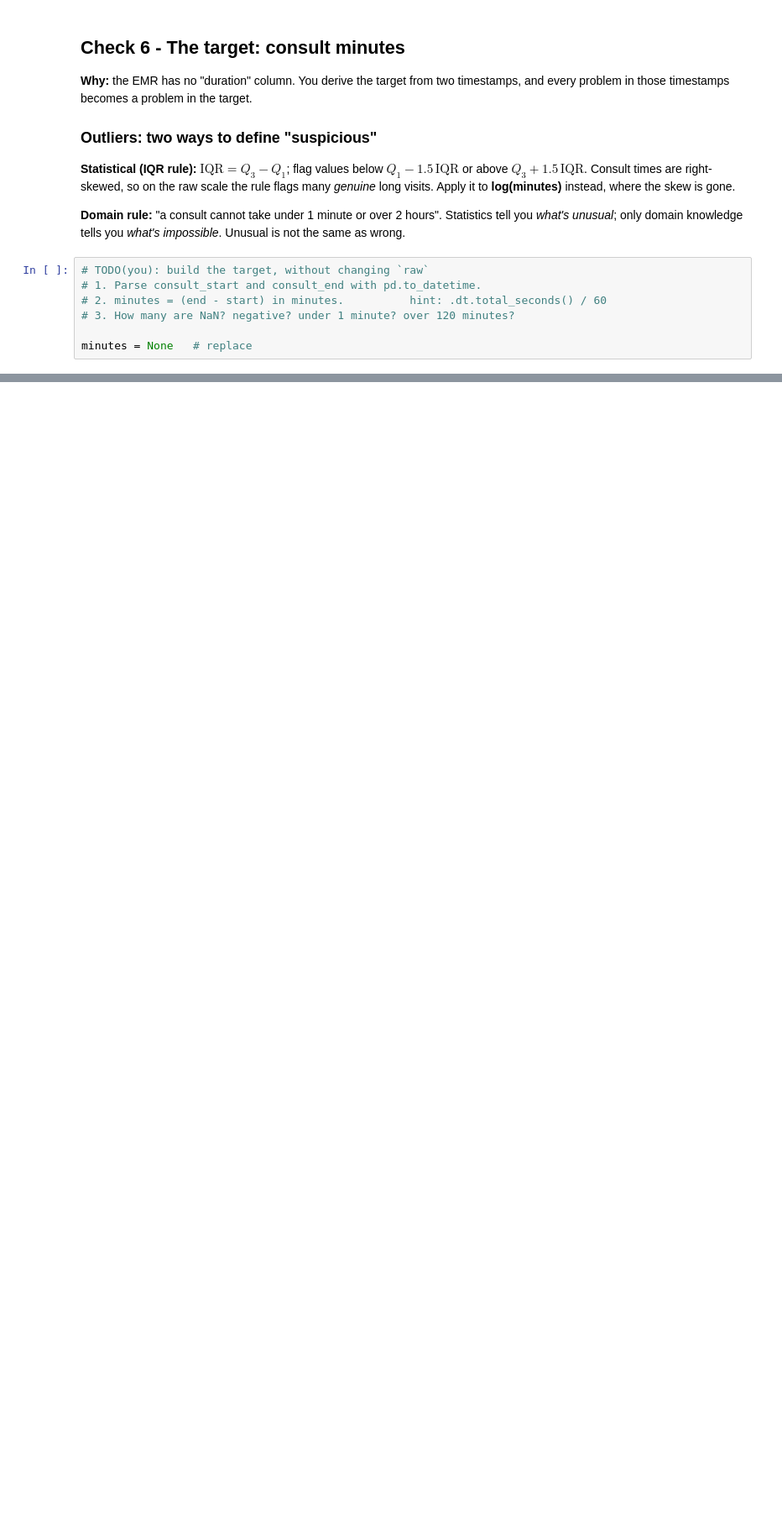
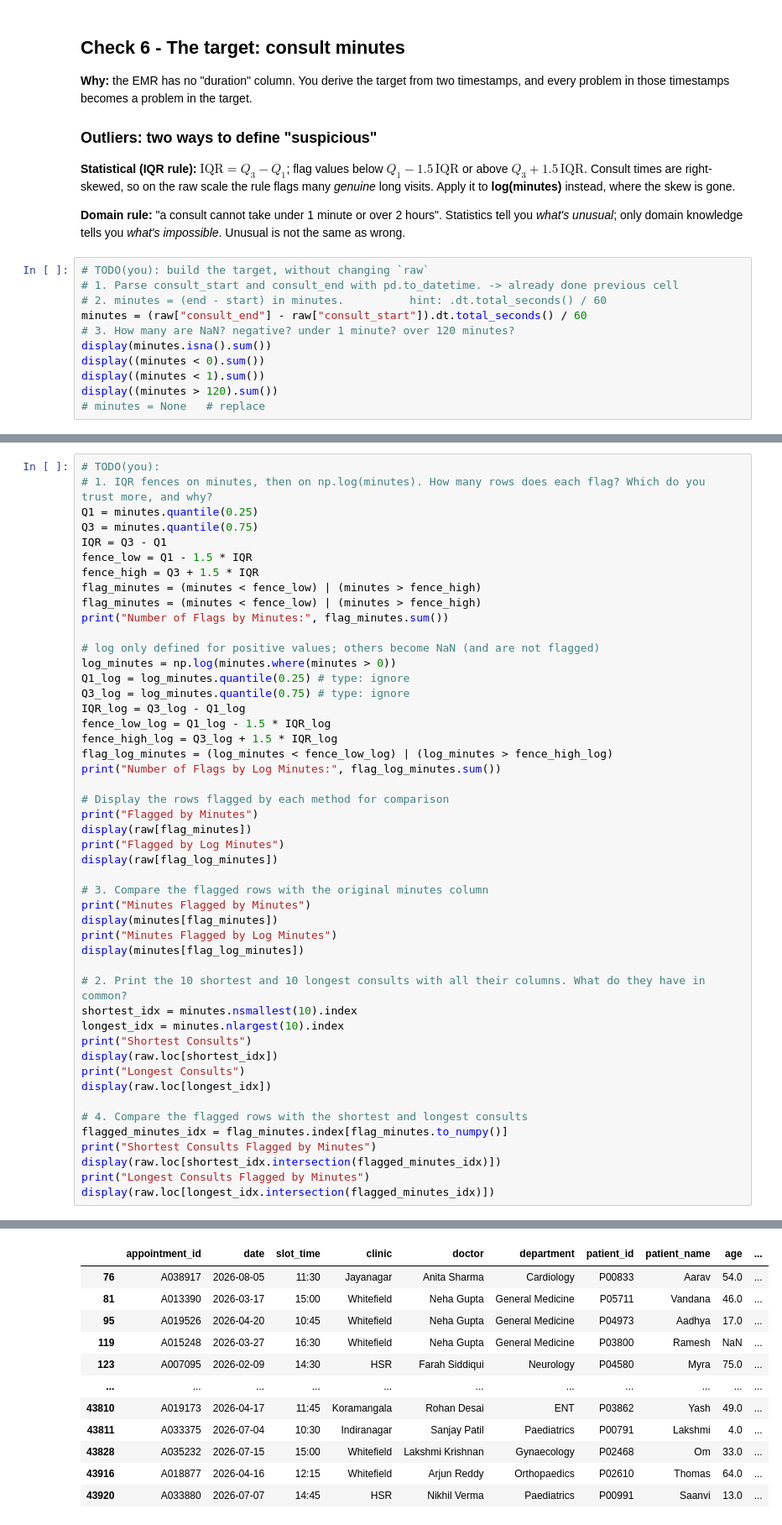
Before and after one commit to rocksolid911/slot-pred-using-lightGBM-XGBoost, a Jupyter notebook: notebooks/A03_eda.ipynb, the cells around one changed output, grey strips where cells are left out. Shown at 84% size. Cells and saved outputs as stored; diff of their text form; blank space fills up the shorter version.

```diff
--- a/notebooks/A03_eda.ipynb
+++ b/notebooks/A03_eda.ipynb
@@ -102,8 +407,12 @@ Consult times are right-skewed, so on the raw scale the rule flags many *genuine
 **Domain rule:** "a consult cannot take under 1 minute or over 2 hours". Statistics tell you *what's unusual*; only domain knowledge tells you *what's impossible*. Unusual is not the same as wrong.
 # %%
 # TODO(you): build the target, without changing `raw`
-# 1. Parse consult_start and consult_end with pd.to_datetime.
+# 1. Parse consult_start and consult_end with pd.to_datetime. -> already done previous cell
 # 2. minutes = (end - start) in minutes.          hint: .dt.total_seconds() / 60
+minutes = (raw["consult_end"] - raw["consult_start"]).dt.total_seconds() / 60
 # 3. How many are NaN? negative? under 1 minute? over 120 minutes?
-
-minutes = None   # replace
+display(minutes.isna().sum())
+display((minutes < 0).sum())
+display((minutes < 1).sum())
+display((minutes > 120).sum())
+# minutes = None   # replace
@@ -117,0 +430,49 @@ plt.show()
+# %%
+# TODO(you):
+# 1. IQR fences on minutes, then on np.log(minutes). How many rows does each flag? Which do you trust more, and why?
+Q1 = minutes.quantile(0.25)
+Q3 = minutes.quantile(0.75)
+IQR = Q3 - Q1
+fence_low = Q1 - 1.5 * IQR
+fence_high = Q3 + 1.5 * IQR
+flag_minutes = (minutes < fence_low) | (minutes > fence_high)
+flag_minutes = (minutes < fence_low) | (minutes > fence_high)
+print("Number of Flags by Minutes:", flag_minutes.sum())
+
+# log only defined for positive values; others become NaN (and are not flagged)
+log_minutes = np.log(minutes.where(minutes > 0))
+Q1_log = log_minutes.quantile(0.25) # type: ignore
+Q3_log = log_minutes.quantile(0.75) # type: ignore
+IQR_log = Q3_log - Q1_log
+fence_low_log = Q1_log - 1.5 * IQR_log
+fence_high_log = Q3_log + 1.5 * IQR_log
+flag_log_minutes = (log_minutes < fence_low_log) | (log_minutes > fence_high_log)
+print("Number of Flags by Log Minutes:", flag_log_minutes.sum())
+
+# Display the rows flagged by each method for comparison
+print("Flagged by Minutes")
+display(raw[flag_minutes])
+print("Flagged by Log Minutes")
+display(raw[flag_log_minutes])
+
+# 3. Compare the flagged rows with the original minutes column
+print("Minutes Flagged by Minutes")
+display(minutes[flag_minutes])
+print("Minutes Flagged by Log Minutes")
+display(minutes[flag_log_minutes])
+
+# 2. Print the 10 shortest and 10 longest consults with all their columns. What do they have in common?
+shortest_idx = minutes.nsmallest(10).index
+longest_idx = minutes.nlargest(10).index
+print("Shortest Consults")
+display(raw.loc[shortest_idx])
+print("Longest Consults")
+display(raw.loc[longest_idx])
+
+# 4. Compare the flagged rows with the shortest and longest consults
+flagged_minutes_idx = flag_minutes.index[flag_minutes.to_numpy()]
+print("Shortest Consults Flagged by Minutes")
+display(raw.loc[shortest_idx.intersection(flagged_minutes_idx)])
+print("Longest Consults Flagged by Minutes")
+display(raw.loc[longest_idx.intersection(flagged_minutes_idx)])
+# %% [output]
@@ -117,0 +482,12 @@ plt.show()
+|  | appointment_id | date | slot_time | clinic | doctor | department | patient_id | patient_name | age | ... |
+| 76 | A038917 | 2026-08-05 | 11:30 | Jayanagar | Anita Sharma | Cardiology | P00833 | Aarav | 54.0 | ... |
+| 81 | A013390 | 2026-03-17 | 15:00 | Whitefield | Neha Gupta | General Medicine | P05711 | Vandana | 46.0 | ... |
+| 95 | A019526 | 2026-04-20 | 10:45 | Whitefield | Neha Gupta | General Medicine | P04973 | Aadhya | 17.0 | ... |
+| 119 | A015248 | 2026-03-27 | 16:30 | Whitefield | Neha Gupta | General Medicine | P03800 | Ramesh | NaN | ... |
+| 123 | A007095 | 2026-02-09 | 14:30 | HSR | Farah Siddiqui | Neurology | P04580 | Myra | 75.0 | ... |
+| ... | ... | ... | ... | ... | ... | ... | ... | ... | ... | ... |
+| 43810 | A019173 | 2026-04-17 | 11:45 | Koramangala | Rohan Desai | ENT | P03862 | Yash | 49.0 | ... |
+| 43811 | A033375 | 2026-07-04 | 10:30 | Indiranagar | Sanjay Patil | Paediatrics | P00791 | Lakshmi | 4.0 | ... |
+| 43828 | A035232 | 2026-07-15 | 15:00 | Whitefield | Lakshmi Krishnan | Gynaecology | P02468 | Om | 33.0 | ... |
+| 43916 | A018877 | 2026-04-16 | 12:15 | Whitefield | Arjun Reddy | Orthopaedics | P02610 | Thomas | 64.0 | ... |
+| 43920 | A033880 | 2026-07-07 | 14:45 | HSR | Nikhil Verma | Paediatrics | P00991 | Saanvi | 13.0 | ... |
```
Also changed, not shown: parts of 21 cells of this notebook, 11 other files.
